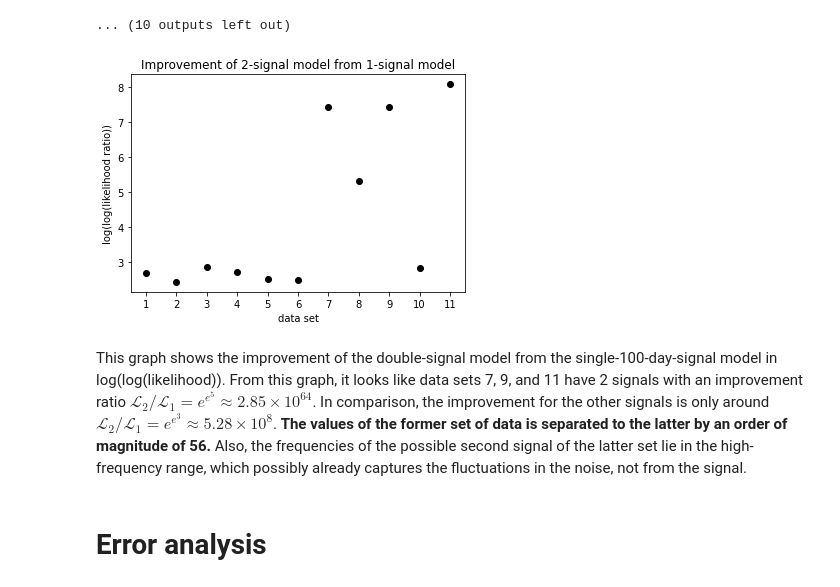
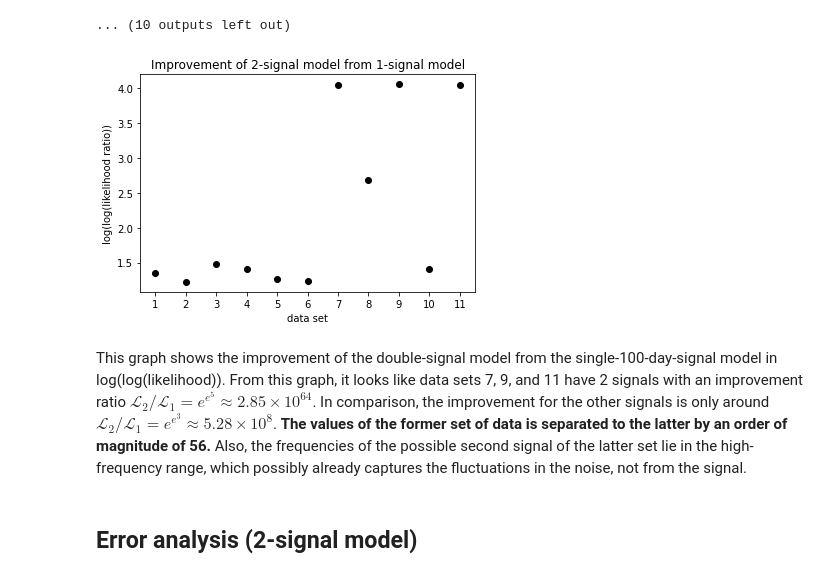
Before and after one commit to krlodeleon/datascience_fall2022, a Jupyter notebook: prob_set_2/ps2.ipynb, the cells around one changed output. Drawn from its saved outputs; the diff is of its cells as text; code cells hidden in the pictures.

```diff
--- a/prob_set_2/ps2.ipynb
+++ b/prob_set_2/ps2.ipynb
@@ -39,12 +39,12 @@ sin100 = lambda x : np.sin((2*np.pi/100)*x)
 par_vals1 = [designfit(data[0],data[i],data[1],cos100,sin100,identity) for i in range(2,13)]
 
 #Calculating chi-squared values and plotting
-chisq_0 = []
+chisq1 = []
 
 for i in range(2,13):
     y_pred_vals = par_vals1[i-2][0]*cos100(data[0])+par_vals1[i-2][1]*sin100(data[0])+par_vals1[i-2][2]
     delta_y = data[i] - y_pred_vals
-    chisq_0.append(np.sum(delta_y*data[1]**(-2)*delta_y))
+    chisq1.append(np.sum(delta_y*data[1]**(-2)*delta_y))
 
     #Plotting
     plt.figure(figsize=(15, 5))
@@ -74,8 +115,8 @@ for i in range(2,13):
 #Knobs
 sample_step = 1
 
-#Gettin best-fits, chi-squared values, and plots
-chisq = []
+#Getting best-fits, chi-squared values, and plots
+chisq2 = []
 
 for data_set_index in range(2,13):
 
@@ -95,14 +136,27 @@ for data_set_index in range(2,13):
         delta_y = data[data_set_index] - y_pred_vals
         neg_chisq.append(-np.sum(delta_y*data[1]**(-2)*delta_y))
 
+    #Setting initial guesses for parameter optimization
+    freq_best_guess = freq_samples[neg_chisq.index(max(neg_chisq))]
+    sinvarbest = lambda x : np.sin(2*np.pi*freq_best_guess*x)
+    cosvarbest = lambda x : np.cos(2*np.pi*freq_best_guess*x)
+    par_vals2_best_guess = designfit(data[0],data[data_set_index],data[1],cos100,sin100,identity,cosvarbest,sinvarbest)
+
+    #Defining functions
+    sinvarf = lambda x,f : np.sin(2*np.pi*f*x)
+    cosvarf = lambda x,f : np.cos(2*np.pi*f*x)
+    yfit_func = lambda x : x[0]*cos100(data[0]) + x[1]*sin100(data[0]) + x[2] + x[3]*cosvarf(data[0],x[5]) + x[4]*sinvarf(data[0],x[5])
+    chisq_func = lambda x : np.sum((data[data_set_index]-yfit_func(x))*data[1]**(-2)*(data[data_set_index]-yfit_func(x)))
+
+    #Initial guess for optimum parameter values
+    guess = np.array(list(par_vals2_best_guess) + [freq_best_guess])
+
     #Getting best fit
-    freq_best = freq_samples[neg_chisq.index(max(neg_chisq))]
-    sinvarbest = lambda x : np.sin(2*np.pi*freq_best*x)
-    cosvarbest = lambda x : np.cos(2*np.pi*freq_best*x)
-    par_vals2_best = designfit(data[0],data[data_set_index],data[1],cos100,sin100,identity,cosvarbest,sinvarbest)
-    y_bestfit_vals = par_vals2_best[0]*cos100(data[0]) + par_vals2_best[1]*sin100(data[0]) + par_vals2_best[2] + par_vals2_best[3]*cosvarbest(data[0]) + par_vals2_best[4]*sinvarbest(data[0])
-    delta_y = data[data_set_index] - y_bestfit_vals
-    chisq.append(np.sum(delta_y*data[1]**(-2)*delta_y))
+    bestfit_vals = scipy.optimize.minimize(chisq_func,guess,method='Nelder-Mead').x
+    y_bestfit_vals = yfit_func(bestfit_vals)
+
+    #Collecting chi-squared values
+    chisq2.append(np.sum((data[data_set_index]-y_bestfit_vals)*data[1]**(-2)*(data[data_set_index]-y_bestfit_vals)))
 
     #Plotting
     plt.figure(figsize=(15, 5))
@@ -135,16 +189,16 @@ for data_set_index in range(2,13):
 ... (10 outputs left out)
 # %%
 #Plotting likelihood ratios (Design 2 from Design 1)
-plt.scatter(np.arange(1,12),np.log(np.array(chisq_0)-np.array(chisq)),color='black')
+plt.scatter(np.arange(1,12),(np.log(np.array(chisq1)-np.array(chisq2))/2),color='black')
 plt.xlabel('data set')
 plt.ylabel('log(log(likelihood ratio))')
 plt.xticks(np.arange(1,12))
 plt.title('Improvement of 2-signal model from 1-signal model')
 plt.show()
 # %% [output]
-[figure, old version]
+[figure, new version]
 # %% [markdown]
 This graph shows the improvement of the double-signal model from the single-100-day-signal model in log(log(likelihood)). From this graph, it looks like data sets 7, 9, and 11 have 2 signals with an improvement ratio $\mathcal{L}_2/\mathcal{L}_1=e^{e^5}\approx 2.85\times 10^{64}$. In comparison, the improvement for the other signals is only around $\mathcal{L}_2/\mathcal{L}_1=e^{e^3}\approx 5.28\times 10^{8}$. **The values of the former set of data is separated to the latter by an order of magnitude of 56.** Also, the frequencies of the possible second signal of the latter set lie in the high-frequency range, which possibly already captures the fluctuations in the noise, not from the signal.
 # %% [markdown]
-# Error analysis
+## Error analysis (2-signal model)
 # %%
```
Also changed, not shown: parts of 10 cells of this notebook.
